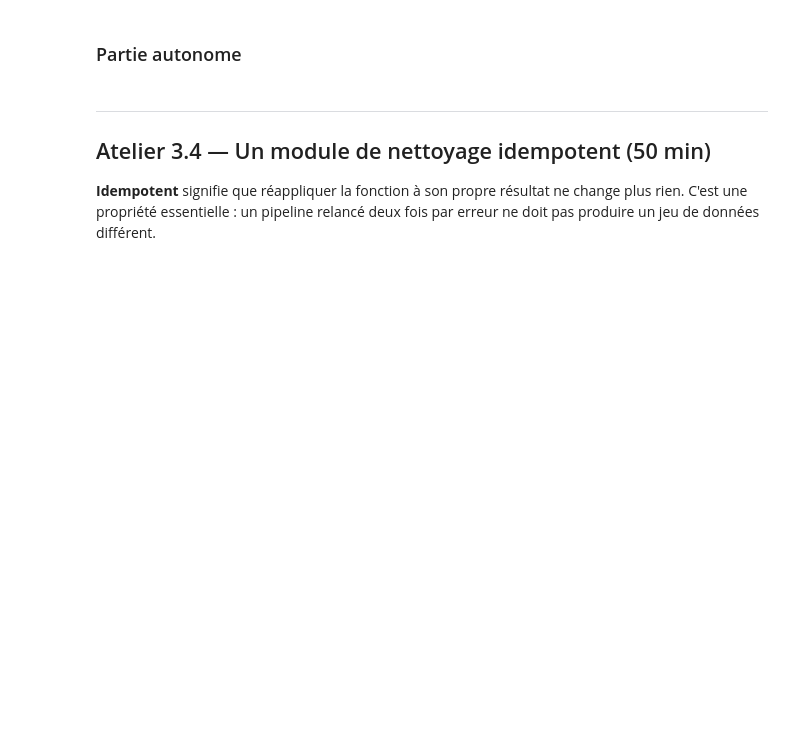
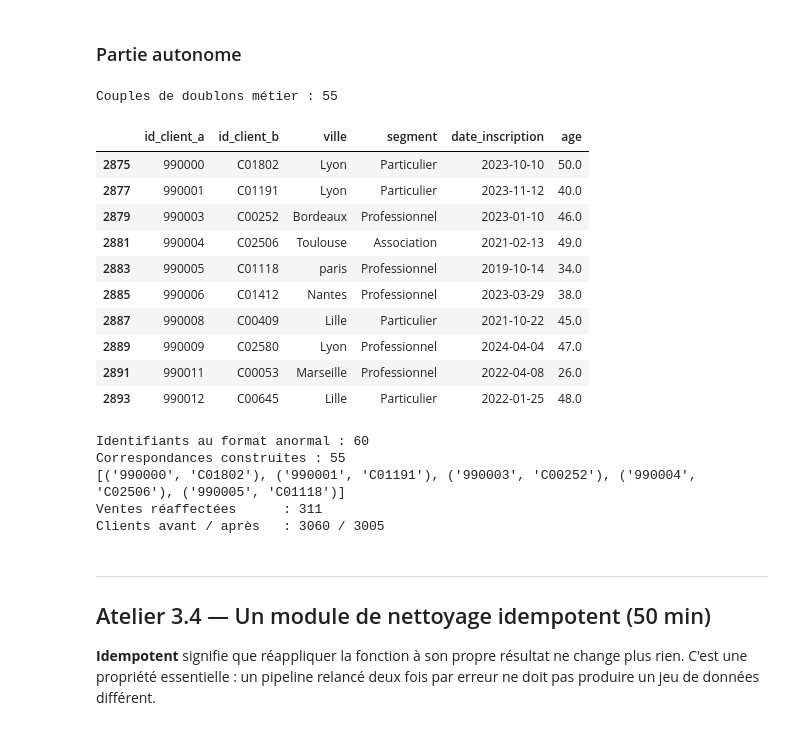
Before and after one commit to kkouassijuda-cmd/TP-prepa_data, a Jupyter notebook: 03_nettoyage_qualite.ipynb, the cells around one changed output. Saved outputs shown, nothing was run; the diff lists cells and outputs as text; code cells hidden in the pictures; blank space fills up the shorter version.

Commit message:
Réponses TP 03

```diff
--- a/03_nettoyage_qualite.ipynb
+++ b/03_nettoyage_qualite.ipynb
@@ -421,9 +433,75 @@ print('Descriptives normalisées :', trial['canal'].nunique(), 'modalités')
 # %%
 # Q7. Dans customers, identifier les doublons MÉTIER : même ville, même segment,
 #     même date d'inscription et même âge, mais identifiant différent.
 #     Combien de couples trouvez-vous ? Que proposez-vous d'en faire ?
 
+
+business_keys = ['ville', 'segment', 'date_inscription', 'age']
+
+# 1. Écarter les âges manquants : deux NaN ne prouvent pas qu'il s'agit du même client
+candidates = customers.dropna(subset=business_keys)
+
+# 2. Auto-jointure : chaque client est associé à ceux qui partagent les 4 attributs
+pairs = candidates.merge(candidates, on=business_keys, suffixes=('_a', '_b'))
+
+# 3. Garder chaque couple une seule fois et retirer les couples (A, A)
+pairs = pairs[pairs['id_client_a'] < pairs['id_client_b']]
+
+print('Couples de doublons métier :', len(pairs))
+display(pairs[['id_client_a', 'id_client_b'] + business_keys].head(10))
+
+# 4. Observation : dans chaque couple, un identifiant n'a pas le format 'Cxxxxx'
+is_standard = customers['id_client'].str.startswith('C')
+print('Identifiants au format anormal :', (~is_standard).sum())
+
+# 5. Table de correspondance : identifiant anormal -> identifiant de référence 'Cxxxxx'
+id_mapping = {}
+for _, row in pairs.iterrows():
+    a, b = row['id_client_a'], row['id_client_b']
+    if a.startswith('C'):
+        id_mapping[b] = a
+    else:
+        id_mapping[a] = b
+
+print('Correspondances construites :', len(id_mapping))
+print(list(id_mapping.items())[:5])
+
+# 6. Réaffecter les ventes vers l'identifiant de référence, puis dédoublonner les clients
+sales_remapped = sales.copy()
+sales_remapped['id_client'] = sales_remapped['id_client'].replace(id_mapping)
+customers_dedup = customers[~customers['id_client'].isin(id_mapping.keys())]
+
+print('Ventes réaffectées      :', (sales['id_client'] != sales_remapped['id_client']).sum())
+print('Clients avant / après   :', len(customers), '/', len(customers_dedup))
+
+# Réponse :
+# - 55 couples trouvés. Dans chaque couple, un identifiant est au format '99xxxx'
+#   au lieu de 'Cxxxxx' : c'est un lot de clients ré-importés avec une autre
+#   numérotation, pas des homonymes par hasard.
+# - Proposition : ne pas supprimer à l'aveugle. On garde l'identifiant 'Cxxxxx'
+#   comme référence, on réaffecte les ventes grâce à la table de correspondance,
+#   puis on supprime les doublons. L'opération est journalisée (id_mapping).
+
+
 # TODO
+# %% [output]
+Couples de doublons métier : 55
+|  | id_client_a | id_client_b | ville | segment | date_inscription | age |
+| 2875 | 990000 | C01802 | Lyon | Particulier | 2023-10-10 | 50.0 |
+| 2877 | 990001 | C01191 | Lyon | Particulier | 2023-11-12 | 40.0 |
+| 2879 | 990003 | C00252 | Bordeaux | Professionnel | 2023-01-10 | 46.0 |
+| 2881 | 990004 | C02506 | Toulouse | Association | 2021-02-13 | 49.0 |
+| 2883 | 990005 | C01118 | paris | Professionnel | 2019-10-14 | 34.0 |
+| 2885 | 990006 | C01412 | Nantes | Professionnel | 2023-03-29 | 38.0 |
+| 2887 | 990008 | C00409 | Lille | Particulier | 2021-10-22 | 45.0 |
+| 2889 | 990009 | C02580 | Lyon | Professionnel | 2024-04-04 | 47.0 |
+| 2891 | 990011 | C00053 | Marseille | Professionnel | 2022-04-08 | 26.0 |
+| 2893 | 990012 | C00645 | Lille | Particulier | 2022-01-25 | 48.0 |
+Identifiants au format anormal : 60
+Correspondances construites : 55
+[('990000', 'C01802'), ('990001', 'C01191'), ('990003', 'C00252'), ('990004', 'C02506'), ('990005', 'C01118')]
+Ventes réaffectées      : 311
+Clients avant / après   : 3060 / 3005
 # %% [markdown]
 ---
 ## Atelier 3.4 — Un module de nettoyage idempotent (50 min)
```
Also changed, not shown: parts of 8 cells of this notebook, 1 other file.
